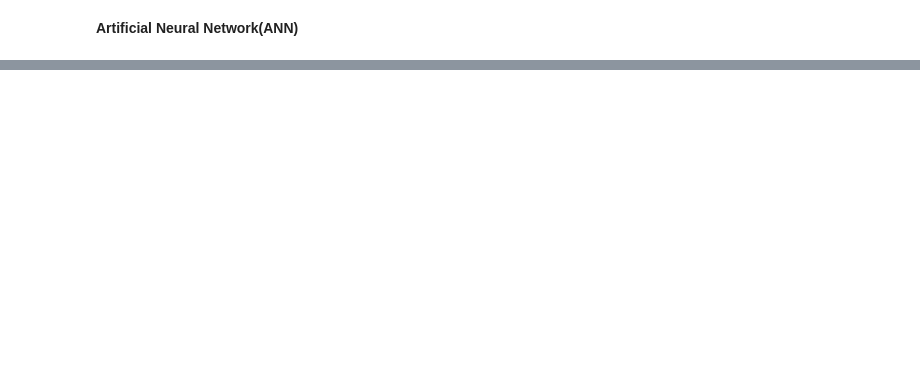
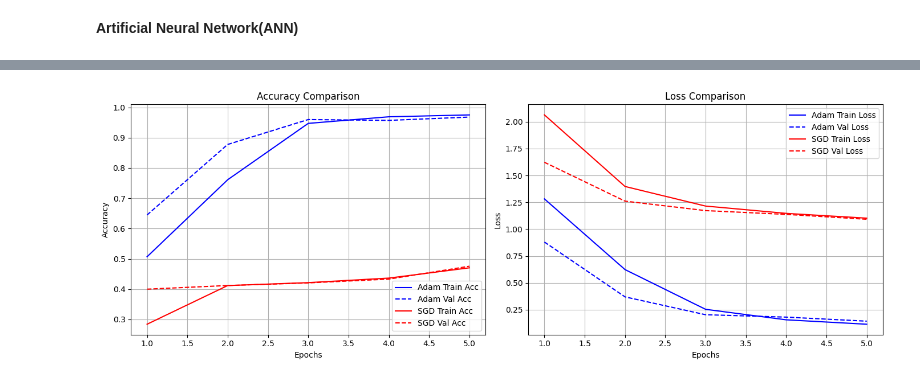
Before and after one commit to Girawale-Sanket/Deep-Learning-Practicals, a Jupyter notebook: Deep_Learning.ipynb, the cells around one changed output, grey strips where cells are left out. Saved outputs shown, nothing was run; the diff lists cells and outputs as text; code cells hidden in the pictures; blank space fills up the shorter version.

```diff
--- a/Deep_Learning.ipynb
+++ b/Deep_Learning.ipynb
@@ -142,0 +192,12 @@ model.compile(loss='mean_squared_error',optimizer='sgd',metrics=['accuracy'])
+# %%
+#design the deep ff nn architecture
+model= Sequential(name= 'DFF-model')
+model.add(Input(shape=(784,), name='input_layer'))
+model.add(Dense(128, activation='relu', name='hidden_layer_1',kernel_initializer='he_normal'))
+model.add(Dense(64, activation='relu', name='hidden_layer_2',kernel_initializer='he_normal'))
+model.add(Dense(32, activation='softmax', name='hidden_layer_3',kernel_initializer='he_normal'))
+model.add(Dense(10, activation='softmax', name='output_layer'))
+# %%
+#compare keras model
+model.compile(optimizer='adam', loss='sparse_categorical_crossentropy', metrics=['accuracy'])
+model.summary()
@@ -142,0 +220,3 @@ model.compile(loss='mean_squared_error',optimizer='sgd',metrics=['accuracy'])
+# %%
+#fit keras model on data
+model.fit(X_train, y_train, batch_size=10, epochs=5, verbose=1, validation_split=0.2, shuffle=True)
@@ -142,0 +315,3 @@ model.compile(loss='mean_squared_error',optimizer='sgd',metrics=['accuracy'])
+# %%
+model.compile(optimizer='SGD', loss='sparse_categorical_crossentropy', metrics=['accuracy'])
+model.fit(X_train, y_train, batch_size=10, epochs=5, verbose=1, validation_split=0.2, shuffle=True)
@@ -142,0 +405,55 @@ model.compile(loss='mean_squared_error',optimizer='sgd',metrics=['accuracy'])
+# %%
+import matplotlib.pyplot as plt
+from keras.models import Sequential
+from keras.layers import Dense, Input
+
+# Helper function to create the same model architecture
+def create_model():
+    model = Sequential(name='DFF-model')
+    model.add(Input(shape=(784,), name='input_layer'))
+    model.add(Dense(128, activation='relu', name='hidden_layer_1', kernel_initializer='he_normal'))
+    model.add(Dense(64, activation='relu', name='hidden_layer_2', kernel_initializer='he_normal'))
+    model.add(Dense(32, activation='softmax', name='hidden_layer_3', kernel_initializer='he_normal'))
+    model.add(Dense(10, activation='softmax', name='output_layer'))
+    return model
+
+# 1. Train model with Adam optimizer
+model_adam = create_model()
+model_adam.compile(optimizer='adam', loss='sparse_categorical_crossentropy', metrics=['accuracy'])
+history_adam = model_adam.fit(X_train, y_train, batch_size=10, epochs=5, validation_split=0.2, shuffle=True, verbose=0)
+
+# 2. Train model with SGD optimizer
+model_sgd = create_model()
+model_sgd.compile(optimizer='sgd', loss='sparse_categorical_crossentropy', metrics=['accuracy'])
+history_sgd = model_sgd.fit(X_train, y_train, batch_size=10, epochs=5, validation_split=0.2, shuffle=True, verbose=0)
+
+# 3. Plot Accuracy and Loss comparison
+epochs = range(1, 6)
+fig, axs = plt.subplots(1, 2, figsize=(14, 5))
+
+# Accuracy comparison
+axs[0].plot(epochs, history_adam.history['accuracy'], 'b-', label='Adam Train Acc')
+axs[0].plot(epochs, history_adam.history['val_accuracy'], 'b--', label='Adam Val Acc')
+axs[0].plot(epochs, history_sgd.history['accuracy'], 'r-', label='SGD Train Acc')
+axs[0].plot(epochs, history_sgd.history['val_accuracy'], 'r--', label='SGD Val Acc')
+axs[0].set_title('Accuracy Comparison')
+axs[0].set_xlabel('Epochs')
+axs[0].set_ylabel('Accuracy')
+axs[0].legend()
+axs[0].grid(True)
+
+# Loss comparison
+axs[1].plot(epochs, history_adam.history['loss'], 'b-', label='Adam Train Loss')
+axs[1].plot(epochs, history_adam.history['val_loss'], 'b--', label='Adam Val Loss')
+axs[1].plot(epochs, history_sgd.history['loss'], 'r-', label='SGD Train Loss')
+axs[1].plot(epochs, history_sgd.history['val_loss'], 'r--', label='SGD Val Loss')
+axs[1].set_title('Loss Comparison')
+axs[1].set_xlabel('Epochs')
+axs[1].set_ylabel('Loss')
+axs[1].legend()
+axs[1].grid(True)
+
+plt.tight_layout()
+plt.show()
+# %% [output]
+[figure, added]
```
Also changed, not shown: parts of 22 cells of this notebook.
